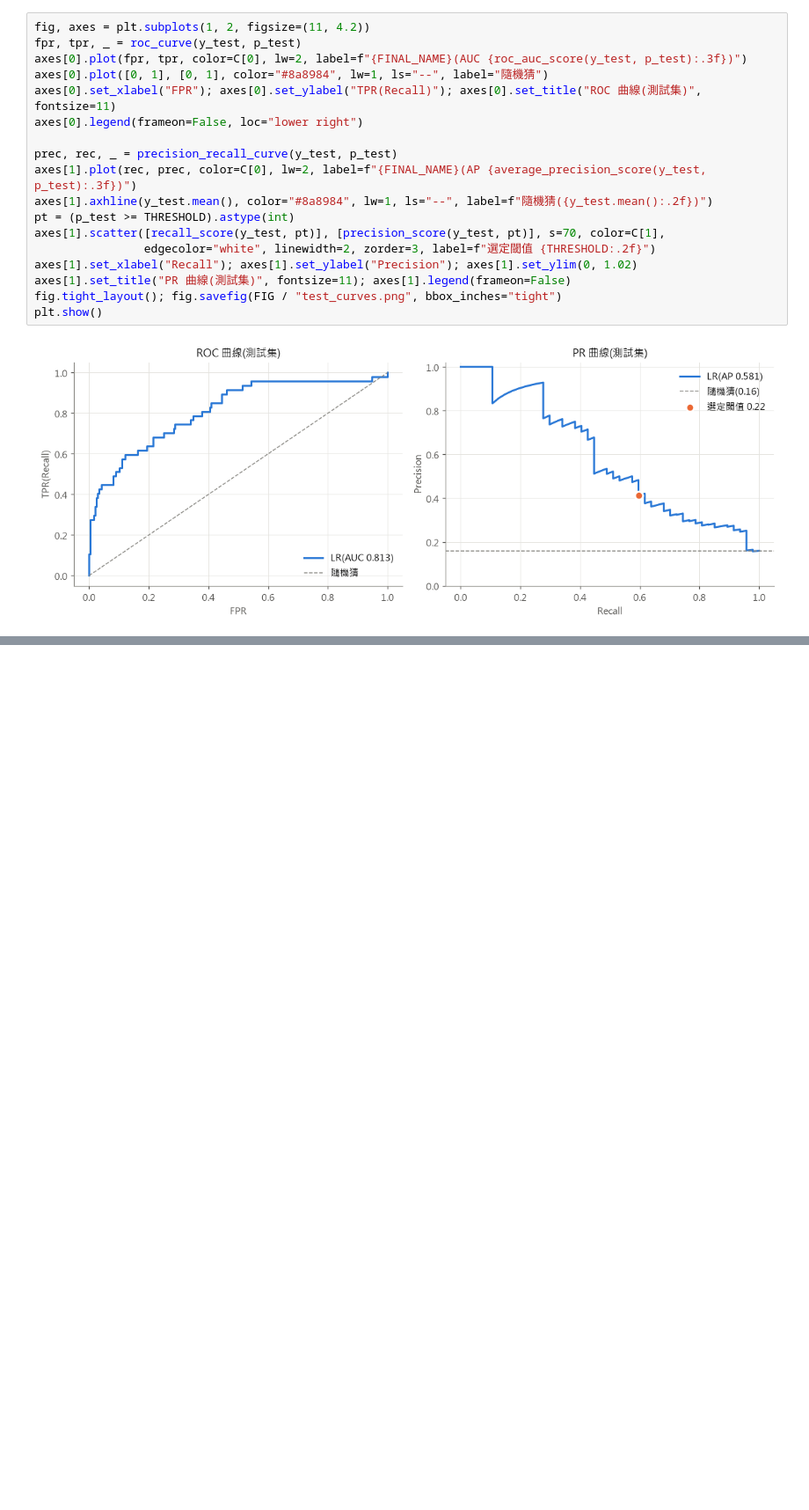
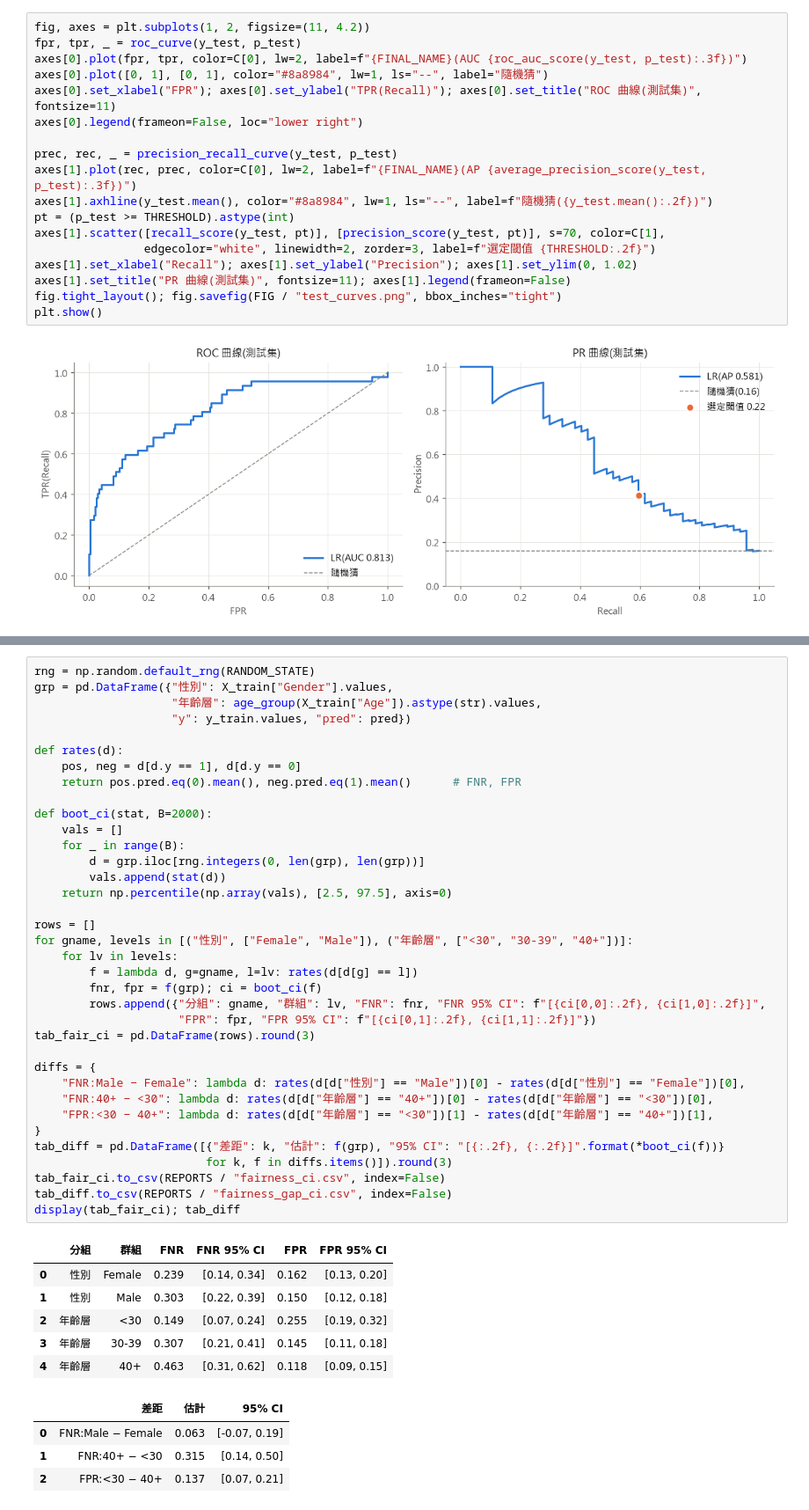
Before and after one commit to 1syuju/data_science_final_project, a Jupyter notebook: src/experiments.ipynb, the cells around one changed output, grey strips where cells are left out. Shown at 88% size. Saved outputs shown, nothing was run; the diff lists cells and outputs as text; blank space fills up the shorter version.

```diff
--- a/src/experiments.ipynb
+++ b/src/experiments.ipynb
@@ -705,0 +712,47 @@ plt.show()
+# %%
+rng = np.random.default_rng(RANDOM_STATE)
+grp = pd.DataFrame({"性別": X_train["Gender"].values,
+                    "年齡層": age_group(X_train["Age"]).astype(str).values,
+                    "y": y_train.values, "pred": pred})
+
+def rates(d):
+    pos, neg = d[d.y == 1], d[d.y == 0]
+    return pos.pred.eq(0).mean(), neg.pred.eq(1).mean()      # FNR, FPR
+
+def boot_ci(stat, B=2000):
+    vals = []
+    for _ in range(B):
+        d = grp.iloc[rng.integers(0, len(grp), len(grp))]
+        vals.append(stat(d))
+    return np.percentile(np.array(vals), [2.5, 97.5], axis=0)
+
+rows = []
+for gname, levels in [("性別", ["Female", "Male"]), ("年齡層", ["<30", "30-39", "40+"])]:
+    for lv in levels:
+        f = lambda d, g=gname, l=lv: rates(d[d[g] == l])
+        fnr, fpr = f(grp); ci = boot_ci(f)
+        rows.append({"分組": gname, "群組": lv, "FNR": fnr, "FNR 95% CI": f"[{ci[0,0]:.2f}, {ci[1,0]:.2f}]",
+                     "FPR": fpr, "FPR 95% CI": f"[{ci[0,1]:.2f}, {ci[1,1]:.2f}]"})
+tab_fair_ci = pd.DataFrame(rows).round(3)
+
+diffs = {
+    "FNR:Male − Female": lambda d: rates(d[d["性別"] == "Male"])[0] - rates(d[d["性別"] == "Female"])[0],
+    "FNR:40+ − <30": lambda d: rates(d[d["年齡層"] == "40+"])[0] - rates(d[d["年齡層"] == "<30"])[0],
+    "FPR:<30 − 40+": lambda d: rates(d[d["年齡層"] == "<30"])[1] - rates(d[d["年齡層"] == "40+"])[1],
+}
+tab_diff = pd.DataFrame([{"差距": k, "估計": f(grp), "95% CI": "[{:.2f}, {:.2f}]".format(*boot_ci(f))}
+                         for k, f in diffs.items()]).round(3)
+tab_fair_ci.to_csv(REPORTS / "fairness_ci.csv", index=False)
+tab_diff.to_csv(REPORTS / "fairness_gap_ci.csv", index=False)
+display(tab_fair_ci); tab_diff
+# %% [output]
+|  | 分組 | 群組 | FNR | FNR 95% CI | FPR | FPR 95% CI |
+| 0 | 性別 | Female | 0.239 | [0.14, 0.34] | 0.162 | [0.13, 0.20] |
+| 1 | 性別 | Male | 0.303 | [0.22, 0.39] | 0.150 | [0.12, 0.18] |
+| 2 | 年齡層 | <30 | 0.149 | [0.07, 0.24] | 0.255 | [0.19, 0.32] |
+| 3 | 年齡層 | 30-39 | 0.307 | [0.21, 0.41] | 0.145 | [0.11, 0.18] |
+| 4 | 年齡層 | 40+ | 0.463 | [0.31, 0.62] | 0.118 | [0.09, 0.15] |
+|  | 差距 | 估計 | 95% CI |
+| 0 | FNR:Male − Female | 0.063 | [-0.07, 0.19] |
+| 1 | FNR:40+ − <30 | 0.315 | [0.14, 0.50] |
+| 2 | FPR:<30 − 40+ | 0.137 | [0.07, 0.21] |
```
Also changed, not shown: parts of 4 cells of this notebook, 6 other files.
